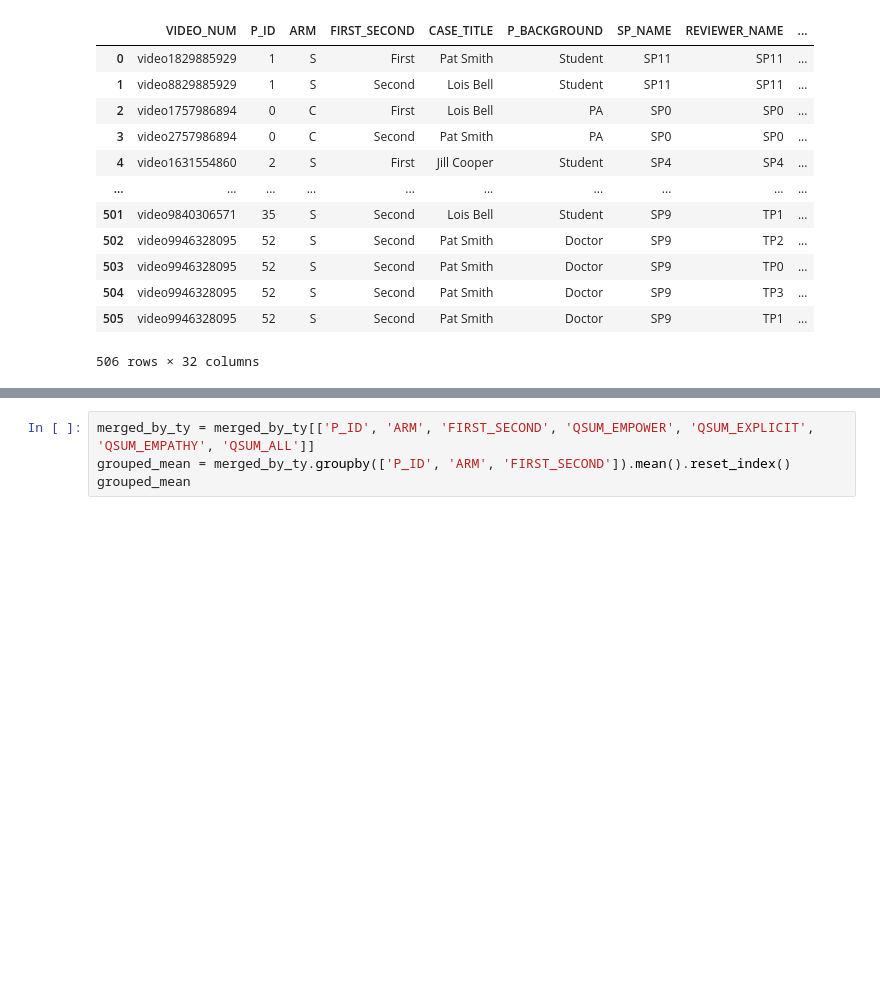
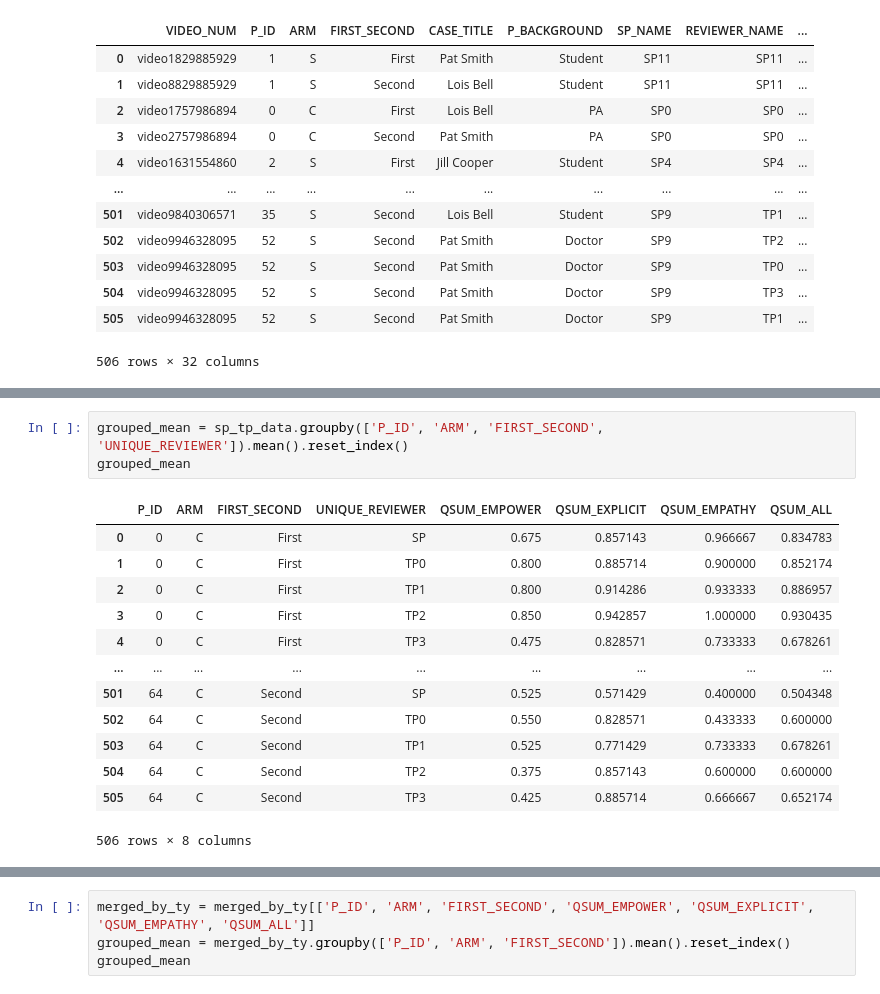
Before and after one commit to ROC-HCI/SOPHIE-1.0, a Jupyter notebook: 2a_SOPHIE_Pre_Post_analysis.ipynb, the cells around one changed output, grey strips where cells are left out. Saved outputs shown, nothing was run; the diff lists cells and outputs as text; blank space fills up the shorter version.

```diff
--- a/2a_SOPHIE_Pre_Post_analysis.ipynb
+++ b/2a_SOPHIE_Pre_Post_analysis.ipynb
@@ -32,0 +52,17 @@ merged_by_ty
+# %%
+grouped_mean = sp_tp_data.groupby(['P_ID', 'ARM', 'FIRST_SECOND', 'UNIQUE_REVIEWER']).mean().reset_index()
+grouped_mean
+# %% [output]
+|  | P_ID | ARM | FIRST_SECOND | UNIQUE_REVIEWER | QSUM_EMPOWER | QSUM_EXPLICIT | QSUM_EMPATHY | QSUM_ALL |
+| 0 | 0 | C | First | SP | 0.675 | 0.857143 | 0.966667 | 0.834783 |
+| 1 | 0 | C | First | TP0 | 0.800 | 0.885714 | 0.900000 | 0.852174 |
+| 2 | 0 | C | First | TP1 | 0.800 | 0.914286 | 0.933333 | 0.886957 |
+| 3 | 0 | C | First | TP2 | 0.850 | 0.942857 | 1.000000 | 0.930435 |
+| 4 | 0 | C | First | TP3 | 0.475 | 0.828571 | 0.733333 | 0.678261 |
+| ... | ... | ... | ... | ... | ... | ... | ... | ... |
+| 501 | 64 | C | Second | SP | 0.525 | 0.571429 | 0.400000 | 0.504348 |
+| 502 | 64 | C | Second | TP0 | 0.550 | 0.828571 | 0.433333 | 0.600000 |
+| 503 | 64 | C | Second | TP1 | 0.525 | 0.771429 | 0.733333 | 0.678261 |
+| 504 | 64 | C | Second | TP2 | 0.375 | 0.857143 | 0.600000 | 0.600000 |
+| 505 | 64 | C | Second | TP3 | 0.425 | 0.885714 | 0.666667 | 0.652174 |
+506 rows × 8 columns
```
Also changed, not shown: parts of 9 cells of this notebook.
